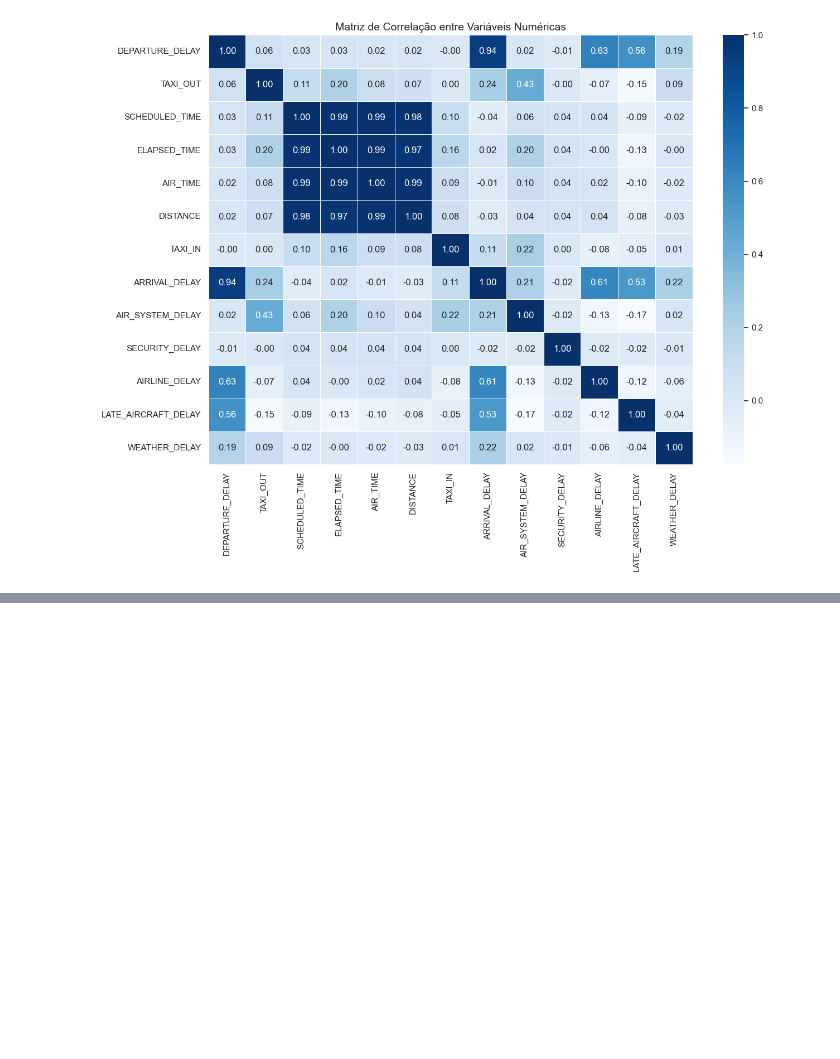
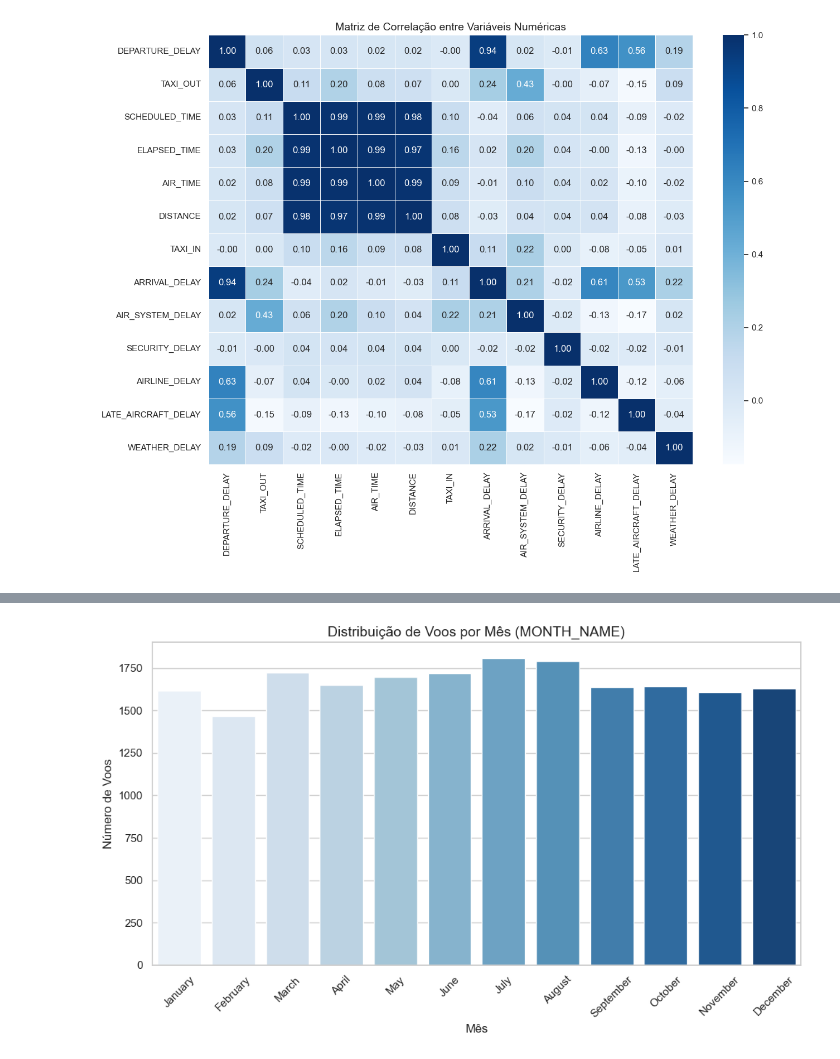
Before and after one commit to Szyfman/MVP_PUC_2, a Jupyter notebook: MVP_2_PUC_Daniel_Szyfman.ipynb, the cells around one changed output, grey strips where cells are left out. Drawn from its saved outputs; the diff is of its cells as text; code cells hidden in the pictures; blank space fills up the shorter version.

```diff
--- a/MVP_2_PUC_Daniel_Szyfman.ipynb
+++ b/MVP_2_PUC_Daniel_Szyfman.ipynb
@@ -329,0 +517,7 @@ plt.show()
+# %%
+# Criando coluna com nome dos meses a partir do número
+df['MONTH_NAME'] = df['MONTH'].apply(lambda x: calendar.month_name[x])
+df['MONTH_NAME'] = pd.Categorical(df['MONTH_NAME'], categories=calendar.month_name[1:], ordered=True)
+
+# Verificando o resultado
+df[['MONTH', 'MONTH_NAME']].head()
@@ -329,0 +537,11 @@ plt.show()
+# %%
+plt.figure(figsize=(10, 6))
+sns.countplot(data=df, x='MONTH_NAME', order=calendar.month_name[1:], palette='Blues')
+plt.title('Distribuição de Voos por Mês (MONTH_NAME)', fontsize=14)
+plt.xlabel('Mês')
+plt.ylabel('Número de Voos')
+plt.xticks(rotation=45)
+plt.tight_layout()
+plt.show()
+# %% [output]
+[figure, added]
```
Also changed, not shown: parts of 22 cells of this notebook.
